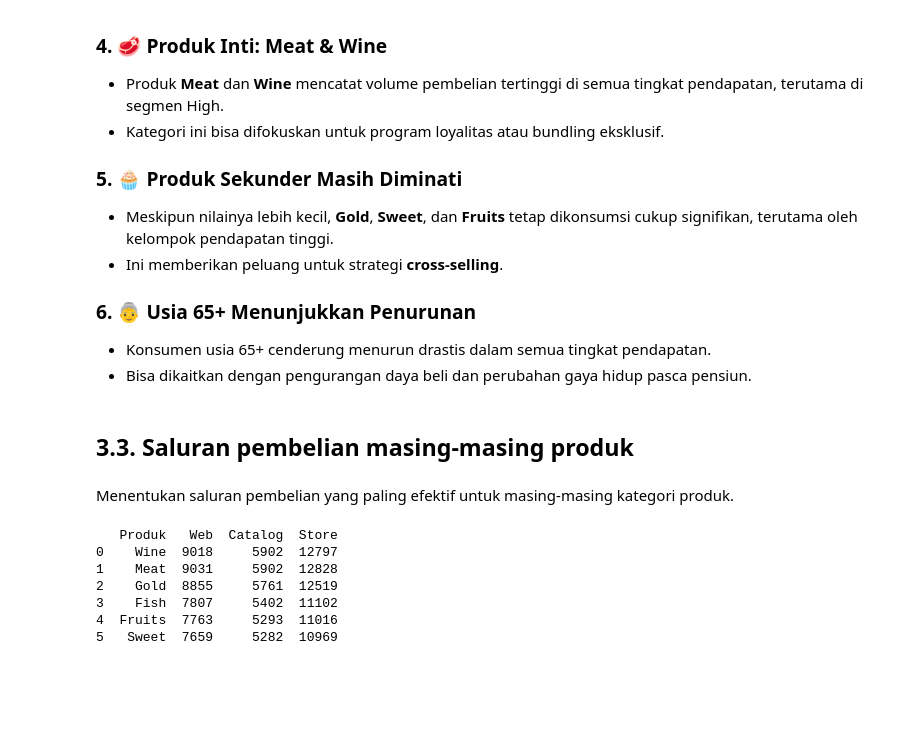
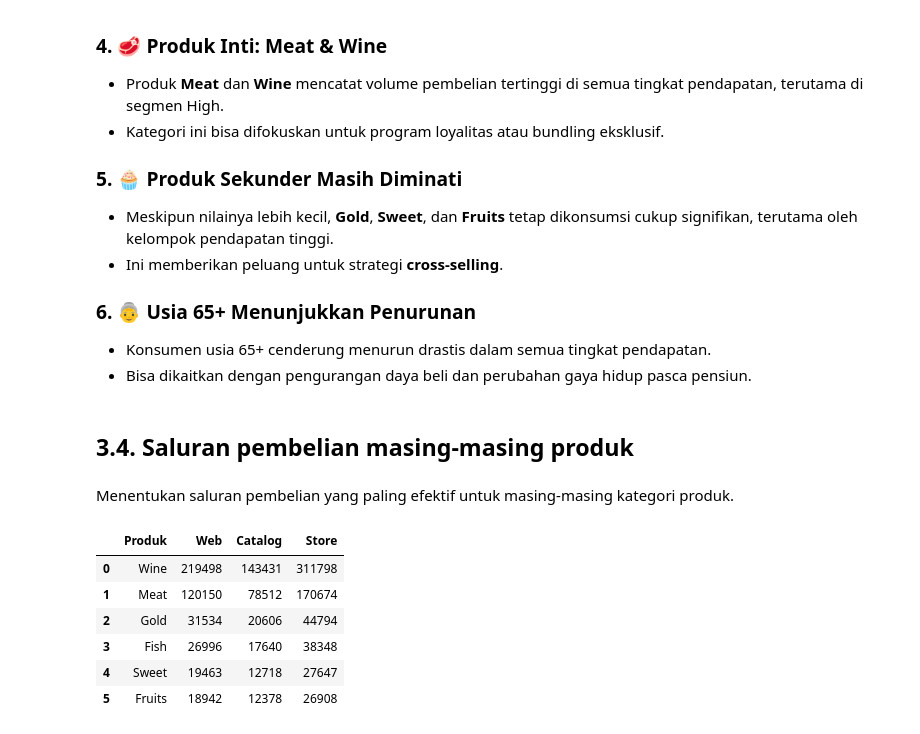
Before and after one commit to Jauhari03/CapstoneModuleProject2, a Jupyter notebook: Achmad_Jauhari_Coding Capstone Project Module 2.ipynb, the cells around one changed output. Saved outputs shown, nothing was run; the diff lists cells and outputs as text; code cells hidden in the pictures; blank space fills up the shorter version.

```diff
--- a/Achmad_Jauhari_Coding Capstone Project Module 2.ipynb
+++ b/Achmad_Jauhari_Coding Capstone Project Module 2.ipynb
@@ -954,32 +959,54 @@ plt.show()
 - Konsumen usia 65+ cenderung menurun drastis dalam semua tingkat pendapatan.
 - Bisa dikaitkan dengan pengurangan daya beli dan perubahan gaya hidup pasca pensiun.
 # %% [markdown]
-## 3.3. Saluran pembelian masing-masing produk
+## 3.4. Saluran pembelian masing-masing produk
 # %% [markdown]
 Menentukan saluran pembelian yang paling efektif untuk masing-masing kategori produk.
-# %%
-# Menampilkan saluran pembelian untuk masing-masing produk
-
-# Ambil produk Wine, Meat, Gold
-prioritas = ['Wine', 'Meat', 'Gold']
-rekap_prioritas = rekap_df[rekap_df['Produk'].isin(prioritas)]
-
-# Produk lain di luar prioritas, urutkan berdasarkan Store terbanyak
-rekap_lain = rekap_df[~rekap_df['Produk'].isin(prioritas)].sort_values(by='Store', ascending=False)
-
-# Gabungkan: prioritas dulu, lalu produk lain
-rekap_final = pd.concat([rekap_prioritas, rekap_lain], ignore_index=True)
-
-# Tampilkan hasil
-print(rekap_final[['Produk', 'Web', 'Catalog', 'Store']])
-# %% [output]
-   Produk   Web  Catalog  Store
-0    Wine  9018     5902  12797
-1    Meat  9031     5902  12828
-2    Gold  8855     5761  12519
-3    Fish  7807     5402  11102
-4  Fruits  7763     5293  11016
-5   Sweet  7659     5282  10969
+# %%
+# Rekap jumlah pembelian per saluran untuk setiap produk
+
+# Daftar produk dan label
+produk_kolom = [
+    ('MntWines', 'Wine'),
+    ('MntMeatProducts', 'Meat'),
+    ('MntGoldProds', 'Gold'),
+    ('MntFishProducts', 'Fish'),
+    ('MntSweetProducts', 'Sweet'),
+    ('MntFruits', 'Fruits')
+]
+
+# Saluran pembelian
+saluran = [
+    ('NumWebPurchases', 'Web'),
+    ('NumCatalogPurchases', 'Catalog'),
+    ('NumStorePurchases', 'Store')
+]
+
+rekap_list = []
+for kolom_produk, nama_produk in produk_kolom:
+    row = {'Produk': nama_produk}
+    for kolom_saluran, nama_saluran in saluran:
+        # Rata-rata pembelian per transaksi saluran untuk produk tersebut
+        total_produk = df[kolom_produk].sum()
+        # Estimasi distribusi pembelian produk ke saluran berdasarkan proporsi jumlah transaksi saluran
+        total_transaksi = df[[s[0] for s in saluran]].sum().sum()
+        if total_transaksi > 0:
+            proporsi = df[kolom_saluran].sum() / total_transaksi
+            row[nama_saluran] = int(total_produk * proporsi)
+        else:
+            row[nama_saluran] = 0
+    rekap_list.append(row)
+
+rekap_df = pd.DataFrame(rekap_list)
+rekap_df
+# %% [output]
+|  | Produk | Web | Catalog | Store |
+| 0 | Wine | 219498 | 143431 | 311798 |
+| 1 | Meat | 120150 | 78512 | 170674 |
+| 2 | Gold | 31534 | 20606 | 44794 |
+| 3 | Fish | 26996 | 17640 | 38348 |
+| 4 | Sweet | 19463 | 12718 | 27647 |
+| 5 | Fruits | 18942 | 12378 | 26908 |
 # %%
 # Visualisasi rekap saluran pembelian produk
 plt.figure(figsize=(10,6))
```
Also changed, not shown: parts of 19 cells of this notebook.
